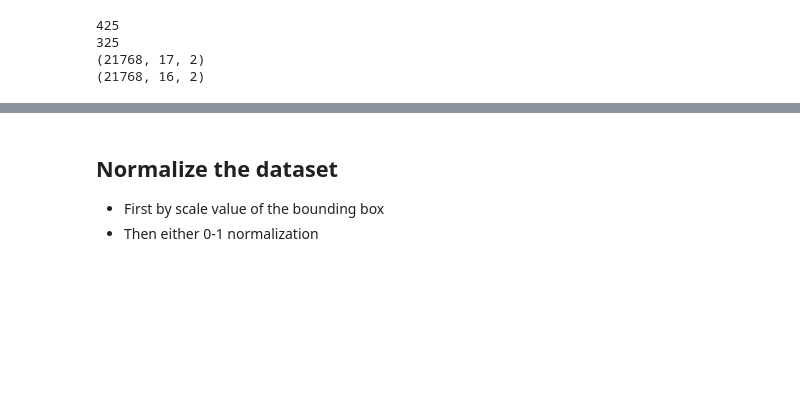
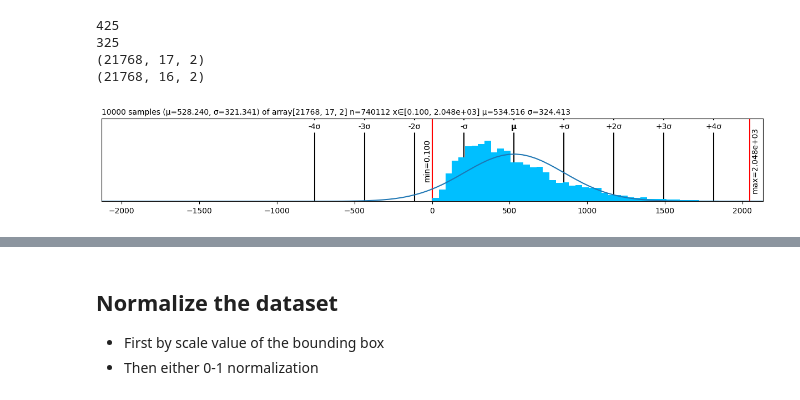
Before and after one commit to bilguudeiblgd/mapping-HPE-representations, a Jupyter notebook: translation_model.ipynb, the cells around one changed output, grey strips where cells are left out. Cells and saved outputs as stored; diff of their text form; code cells hidden in the pictures; blank space fills up the shorter version.

```diff
--- a/translation_model.ipynb
+++ b/translation_model.ipynb
@@ -106,3 +106,7 @@ print(y_clean.shape)
 325
 (21768, 17, 2)
 (21768, 16, 2)
+# %%
+lo(X_clean).plt
+# %% [output]
+[figure, added]
```
Also changed, not shown: parts of 16 cells of this notebook.
